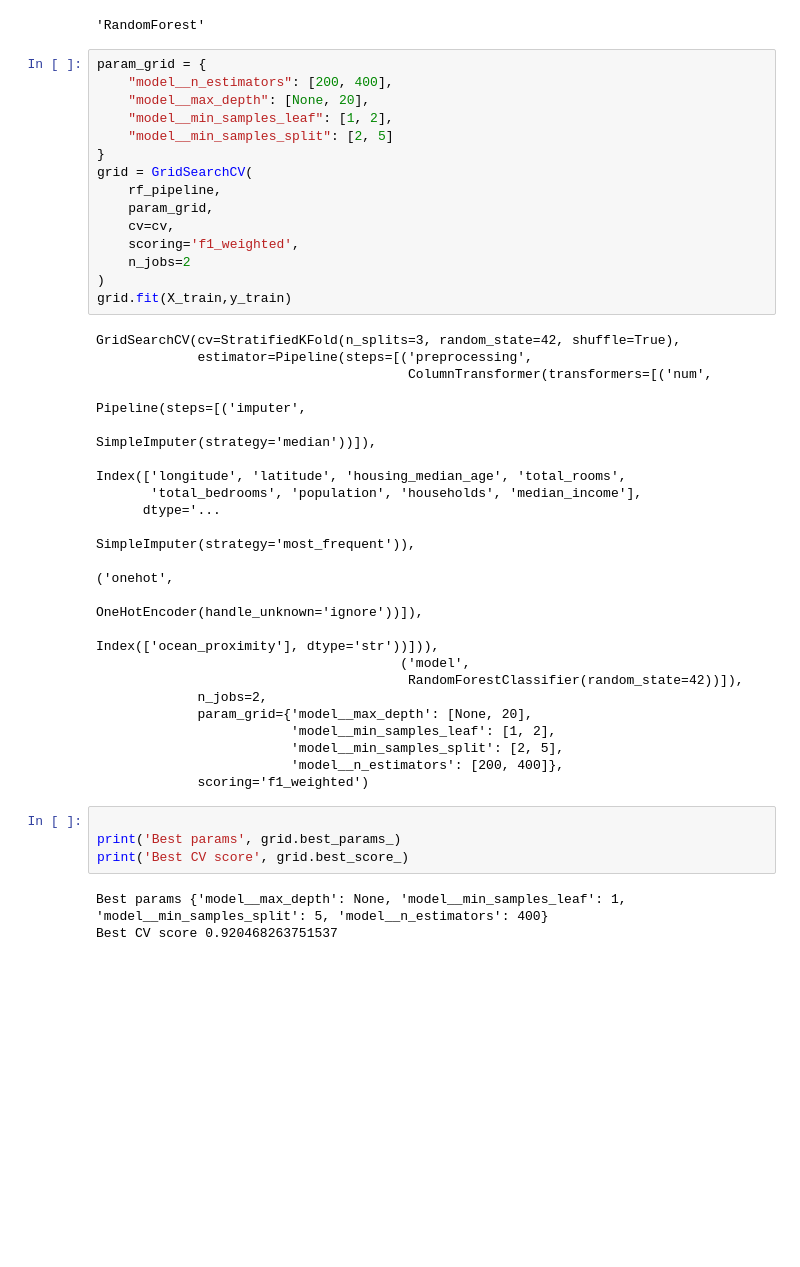
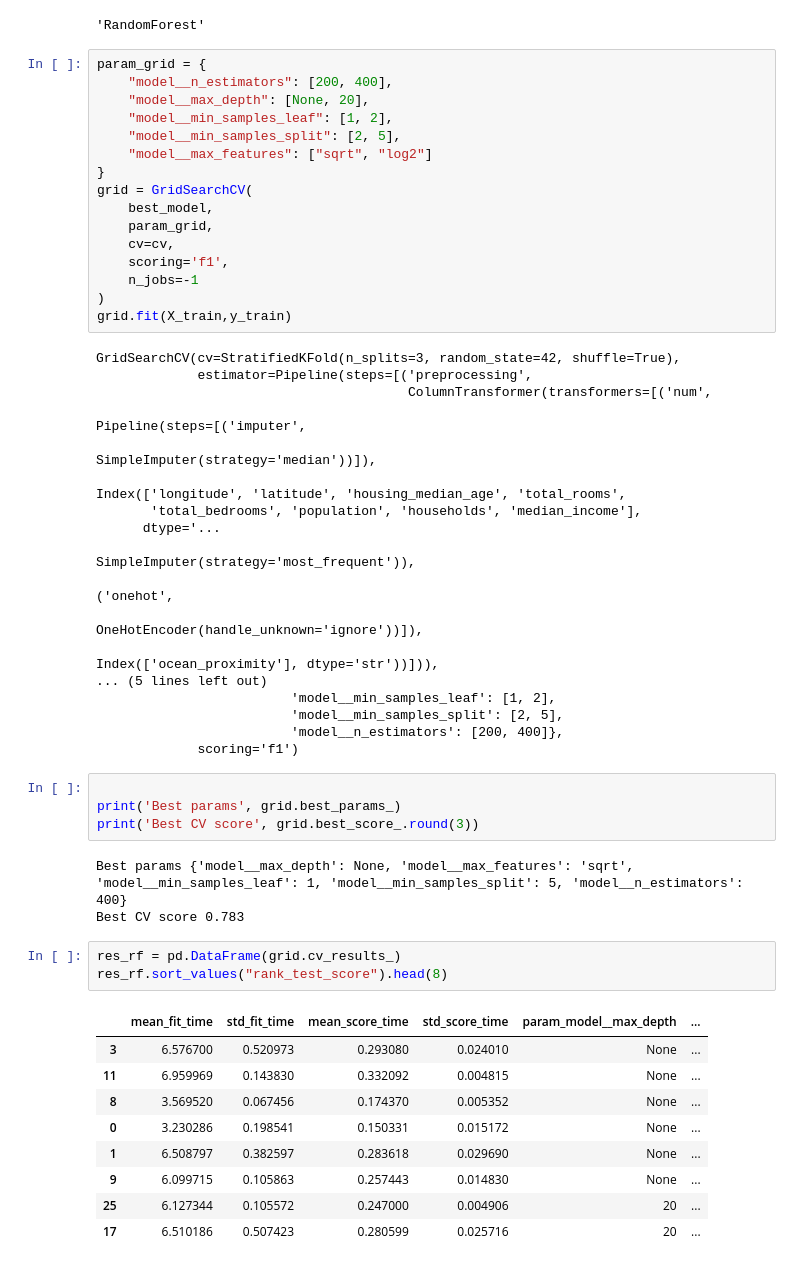
Before and after one commit to janekrajt-tech/ML_Uppgift_Jan_Rajt, a Jupyter notebook: ML_Uppgift1_Jan_Rajt.ipynb, the cells around one changed output. Cells and saved outputs as stored; diff of their text form; blank space fills up the shorter version.

```diff
--- a/ML_Uppgift1_Jan_Rajt.ipynb
+++ b/ML_Uppgift1_Jan_Rajt.ipynb
@@ -267,14 +278,15 @@ param_grid = {
     "model__n_estimators": [200, 400],
     "model__max_depth": [None, 20],
     "model__min_samples_leaf": [1, 2],
-    "model__min_samples_split": [2, 5]
+    "model__min_samples_split": [2, 5],
+    "model__max_features": ["sqrt", "log2"]
 }
 grid = GridSearchCV(
-    rf_pipeline,
+    best_model,
     param_grid,
     cv=cv,
-    scoring='f1_weighted',
-    n_jobs=2
+    scoring='f1',
+    n_jobs=-1
 )
 grid.fit(X_train,y_train)
 # %% [output]
@@ -290,18 +302,28 @@ GridSearchCV(cv=StratifiedKFold(n_splits=3, random_state=42, shuffle=True),
                                                                                          ('onehot',
                                                                                           OneHotEncoder(handle_unknown='ignore'))]),
                                                                          Index(['ocean_proximity'], dtype='str'))])),
-                                       ('model',
-                                        RandomForestClassifier(random_state=42))]),
-             n_jobs=2,
-             param_grid={'model__max_depth': [None, 20],
+... (5 lines left out)
                          'model__min_samples_leaf': [1, 2],
                          'model__min_samples_split': [2, 5],
                          'model__n_estimators': [200, 400]},
-             scoring='f1_weighted')
+             scoring='f1')
 # %%
 
 print('Best params', grid.best_params_)
-print('Best CV score', grid.best_score_)
+print('Best CV score', grid.best_score_.round(3))
 # %% [output]
-Best params {'model__max_depth': None, 'model__min_samples_leaf': 1, 'model__min_samples_split': 5, 'model__n_estimators': 400}
-Best CV score 0.920468263751537
+Best params {'model__max_depth': None, 'model__max_features': 'sqrt', 'model__min_samples_leaf': 1, 'model__min_samples_split': 5, 'model__n_estimators': 400}
+Best CV score 0.783
+# %%
+res_rf = pd.DataFrame(grid.cv_results_)
+res_rf.sort_values("rank_test_score").head(8)
+# %% [output]
+|  | mean_fit_time | std_fit_time | mean_score_time | std_score_time | param_model__max_depth | ... |
+| 3 | 6.576700 | 0.520973 | 0.293080 | 0.024010 | None | ... |
+| 11 | 6.959969 | 0.143830 | 0.332092 | 0.004815 | None | ... |
+| 8 | 3.569520 | 0.067456 | 0.174370 | 0.005352 | None | ... |
+| 0 | 3.230286 | 0.198541 | 0.150331 | 0.015172 | None | ... |
+| 1 | 6.508797 | 0.382597 | 0.283618 | 0.029690 | None | ... |
+| 9 | 6.099715 | 0.105863 | 0.257443 | 0.014830 | None | ... |
+| 25 | 6.127344 | 0.105572 | 0.247000 | 0.004906 | 20 | ... |
+| 17 | 6.510186 | 0.507423 | 0.280599 | 0.025716 | 20 | ... |
```
Also changed, not shown: parts of 4 cells of this notebook.
